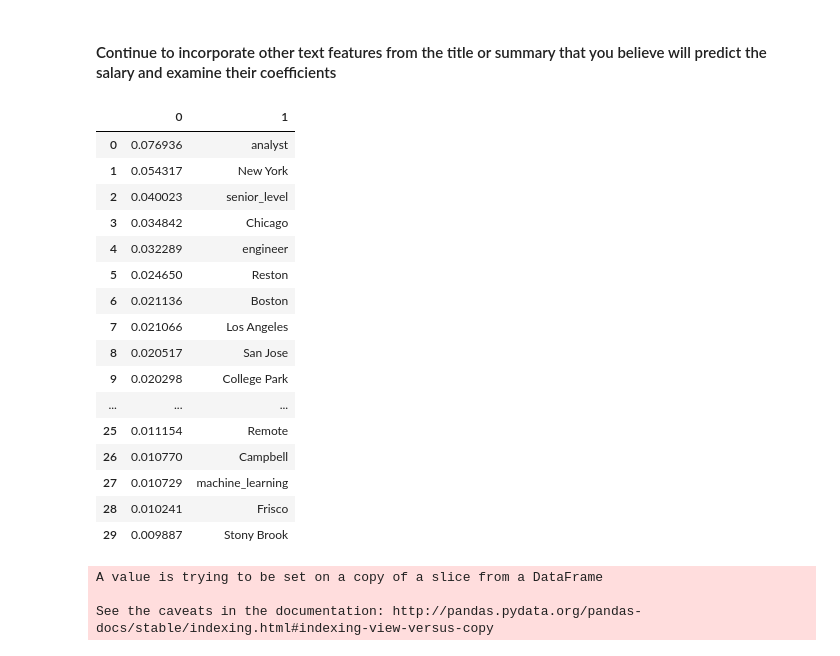
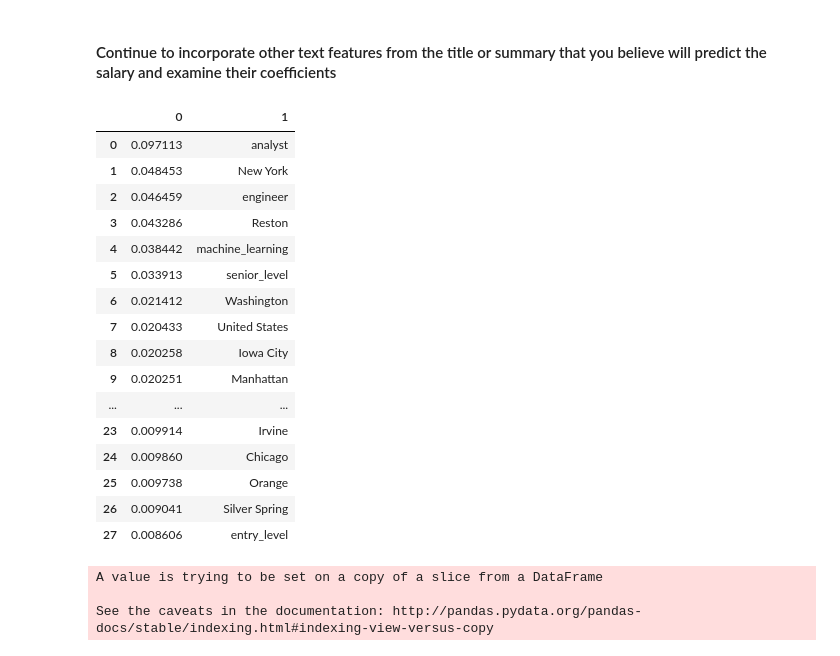
Before and after one commit to matthewbrems/old, a Jupyter notebook: projects/03-Project/starter-code/jd-project3.ipynb, the cells around one changed output. Cells and saved outputs as stored; diff of their text form; code cells hidden in the pictures.

```diff
--- a/projects/03-Project/starter-code/jd-project3.ipynb
+++ b/projects/03-Project/starter-code/jd-project3.ipynb
@@ -456,26 +456,26 @@ array([ 0.69863014,  0.65277778,  0.72222222])
 #### Continue to incorporate other text features from the title or summary that you believe will predict the salary and examine their coefficients
 # %%
 feature_importance = pd.DataFrame(sorted(zip(model.feature_importances_,features), key=lambda pair: pair[0], reverse=True))
-feature_importance = feature_importance[0:30]
+feature_importance = feature_importance[0:28]
 feature_importance
 # %% [output]
 |  | 0 | 1 |
-| 0 | 0.076936 | analyst |
-| 1 | 0.054317 | New York |
-| 2 | 0.040023 | senior_level |
-| 3 | 0.034842 | Chicago |
-| 4 | 0.032289 | engineer |
-| 5 | 0.024650 | Reston |
-| 6 | 0.021136 | Boston |
-| 7 | 0.021066 | Los Angeles |
-| 8 | 0.020517 | San Jose |
-| 9 | 0.020298 | College Park |
+| 0 | 0.097113 | analyst |
+| 1 | 0.048453 | New York |
+| 2 | 0.046459 | engineer |
+| 3 | 0.043286 | Reston |
+| 4 | 0.038442 | machine_learning |
+| 5 | 0.033913 | senior_level |
+| 6 | 0.021412 | Washington |
+| 7 | 0.020433 | United States |
+| 8 | 0.020258 | Iowa City |
+| 9 | 0.020251 | Manhattan |
 | ... | ... | ... |
-| 25 | 0.011154 | Remote |
-| 26 | 0.010770 | Campbell |
-| 27 | 0.010729 | machine_learning |
-| 28 | 0.010241 | Frisco |
-| 29 | 0.009887 | Stony Brook |
+| 23 | 0.009914 | Irvine |
+| 24 | 0.009860 | Chicago |
+| 25 | 0.009738 | Orange |
+| 26 | 0.009041 | Silver Spring |
+| 27 | 0.008606 | entry_level |
 # %%
 ## Keywords: research, analyst, statistician, engineer, machine learning
 ## locations: LA, New York (generally)
```
Also changed, not shown: parts of 23 cells of this notebook.
